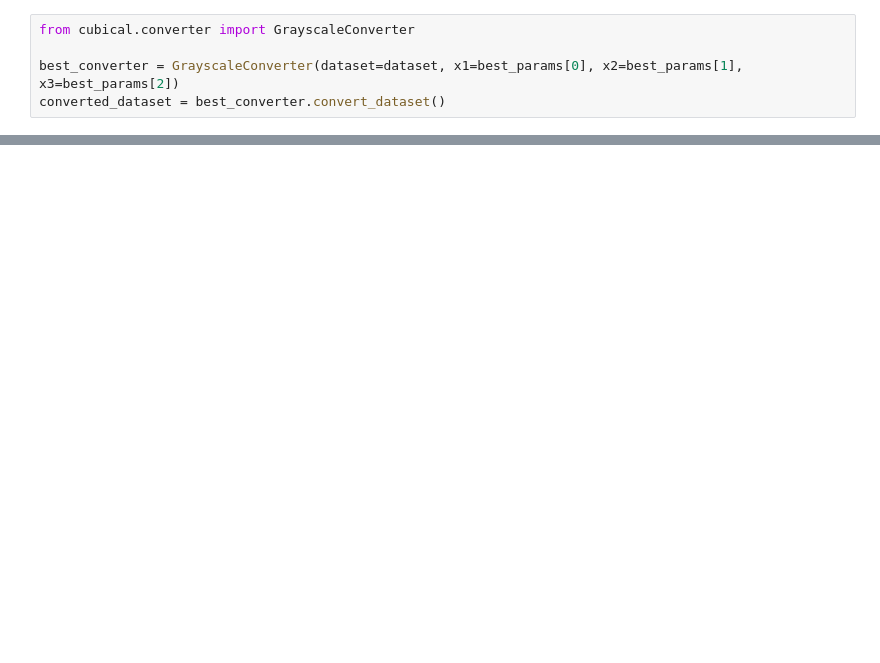
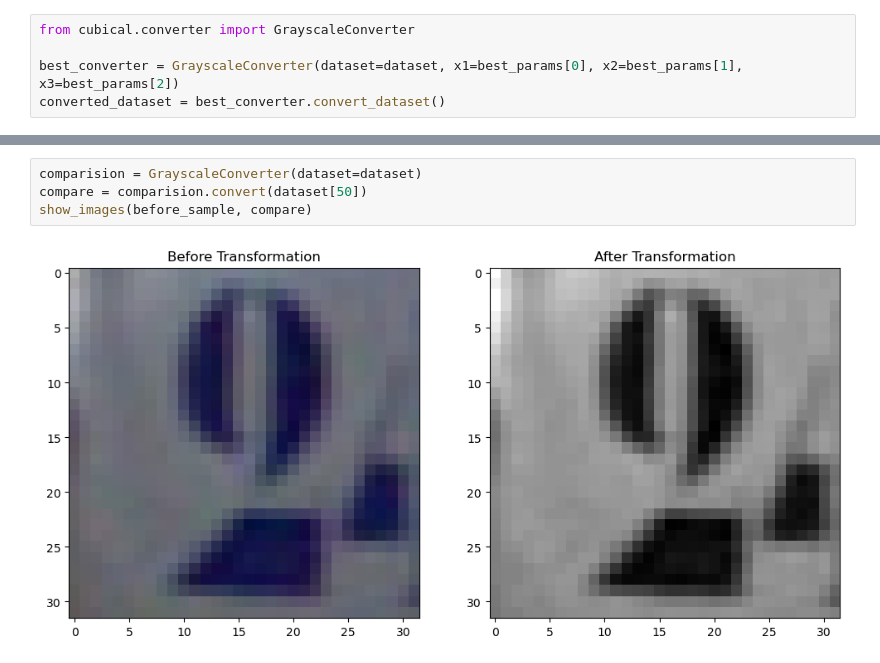
Before and after one commit to SHlee-TDA/TOFLA, a Jupyter notebook: examples/exmples.ipynb, the cells around one changed output, grey strips where cells are left out. Saved outputs shown, nothing was run; the diff lists cells and outputs as text; blank space fills up the shorter version.

```diff
--- a/examples/exmples.ipynb
+++ b/examples/exmples.ipynb
@@ -100,0 +96,6 @@ show_images(before_sample, after_sample)
+# %%
+comparision = GrayscaleConverter(dataset=dataset)
+compare = comparision.convert(dataset[50])
+show_images(before_sample, compare)
+# %% [output]
+[figure, added]
```
Also changed, not shown: parts of 6 cells of this notebook, 7 other files.
